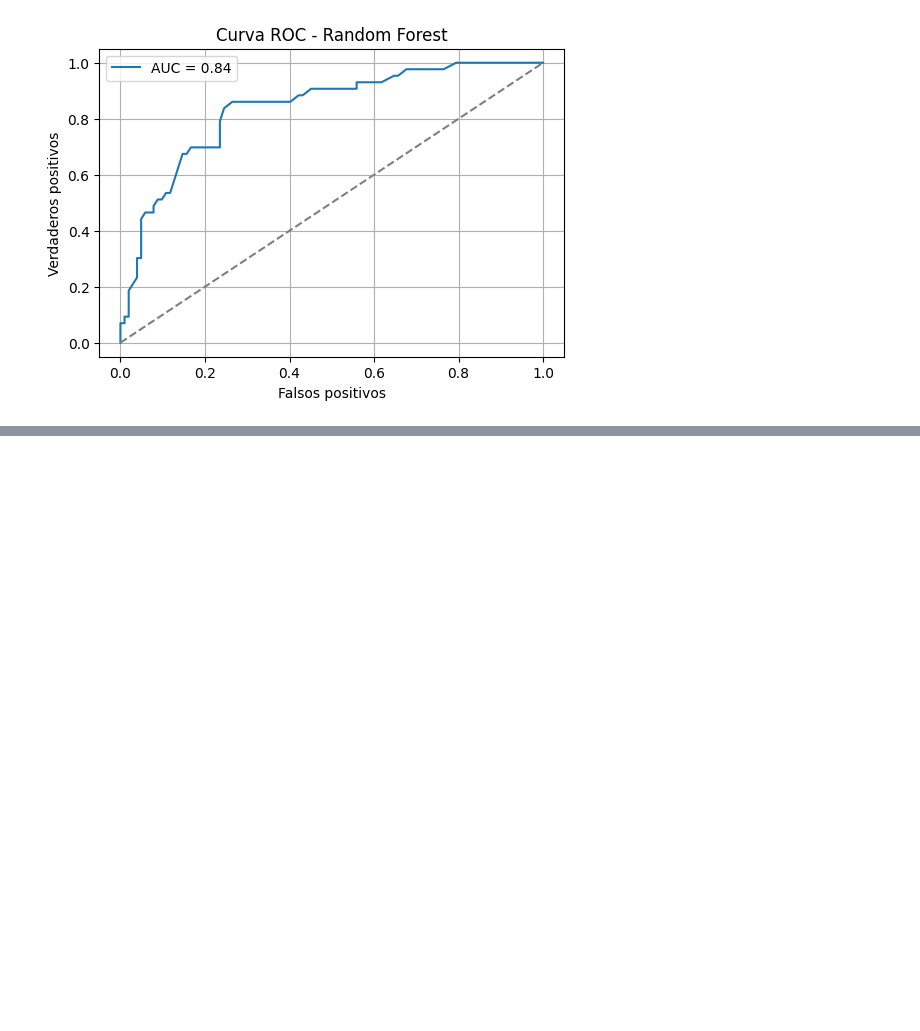
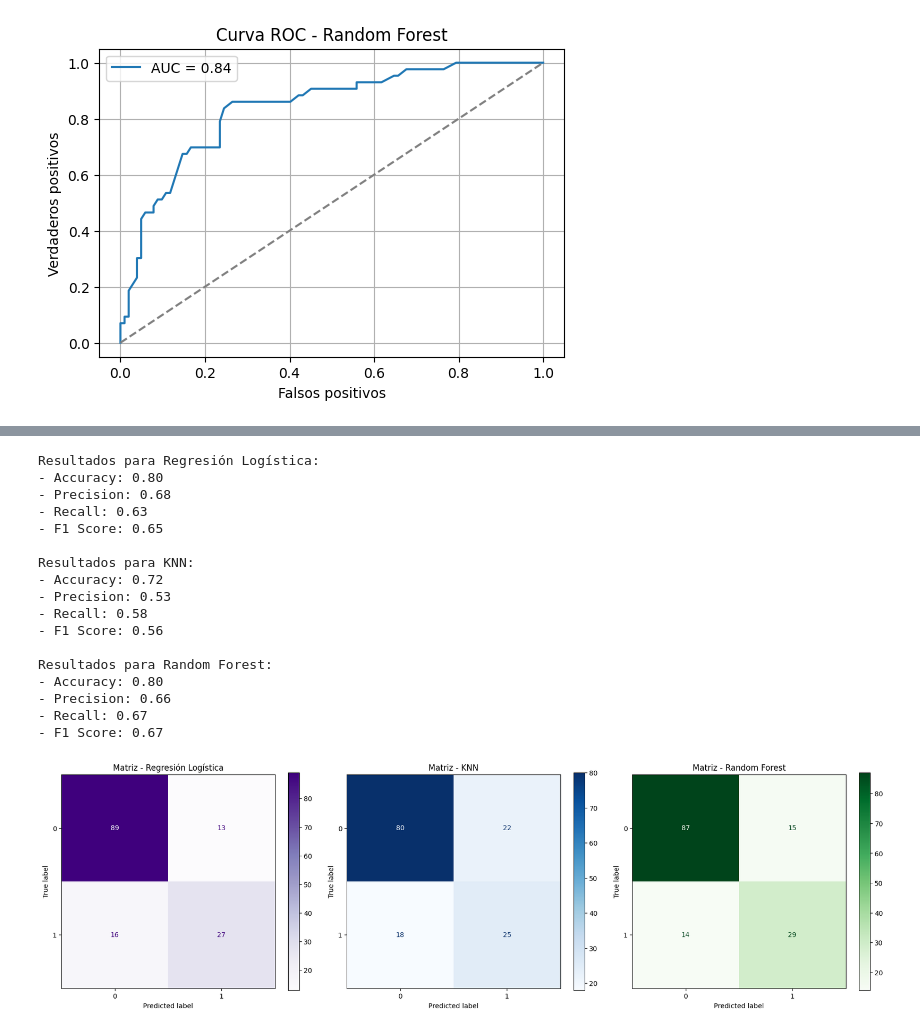
Before and after one commit to StephMonjaraz/multidomain-data-analysis, a Jupyter notebook: notebooks/01_diabetes_prediction.ipynb, the cells around one changed output, grey strips where cells are left out. Drawn from its saved outputs; the diff is of its cells as text; code cells hidden in the pictures; blank space fills up the shorter version.

```diff
--- a/notebooks/01_diabetes_prediction.ipynb
+++ b/notebooks/01_diabetes_prediction.ipynb
@@ -14,7 +14,7 @@ import seaborn as sns
 **1.2- Cargamos el dataset con polars.**
 # %%
 # archivo CSV en la carpeta datasets
-df = pl.read_csv("~/Descargas/datasets/diabetes.csv")
+df = pl.read_csv("../datasets/diabetes.csv")
 
 # para mostrar las primeras filas para verificar
 df.head()
@@ -407,0 +466,53 @@ Passing `palette` without assigning `hue` is deprecated and will be removed in v
+# %%
+from sklearn.metrics import accuracy_score, precision_score, recall_score, f1_score, confusion_matrix, ConfusionMatrixDisplay
+
+# Función para mostrar métricas
+def evaluar_modelo(nombre, y_true, y_pred):
+    print(f"Resultados para {nombre}:")
+    print(f"- Accuracy: {accuracy_score(y_true, y_pred):.2f}")
+    print(f"- Precision: {precision_score(y_true, y_pred):.2f}")
+    print(f"- Recall: {recall_score(y_true, y_pred):.2f}")
+    print(f"- F1 Score: {f1_score(y_true, y_pred):.2f}")
+    print()
+
+# Evaluar los tres modelos
+evaluar_modelo("Regresión Logística", y_test, y_pred_logreg)
+evaluar_modelo("KNN", y_test, y_pred_knn)
+evaluar_modelo("Random Forest", y_test, y_pred_rf)
+
+# Visualización de matrices de confusión
+fig, axs = plt.subplots(1, 3, figsize=(18, 5))
+
+# Matriz para Regresión Logística
+ConfusionMatrixDisplay.from_predictions(y_test, y_pred_logreg, ax=axs[0], cmap="Purples")
+axs[0].set_title("Matriz - Regresión Logística")
+
+# Matriz para KNN
+ConfusionMatrixDisplay.from_predictions(y_test, y_pred_knn, ax=axs[1], cmap="Blues")
+axs[1].set_title("Matriz - KNN")
+
+# Matriz para Random Forest
+ConfusionMatrixDisplay.from_predictions(y_test, y_pred_rf, ax=axs[2], cmap="Greens")
+axs[2].set_title("Matriz - Random Forest")
+
+plt.tight_layout()
+plt.show()
+# %% [output]
+Resultados para Regresión Logística:
+- Accuracy: 0.80
+- Precision: 0.68
+- Recall: 0.63
+- F1 Score: 0.65
+
+Resultados para KNN:
+- Accuracy: 0.72
+- Precision: 0.53
+- Recall: 0.58
+- F1 Score: 0.56
+
+Resultados para Random Forest:
+- Accuracy: 0.80
+- Precision: 0.66
+- Recall: 0.67
+- F1 Score: 0.67
+[figure, added]
```
Also changed, not shown: parts of 5 cells of this notebook, 3 other files.
